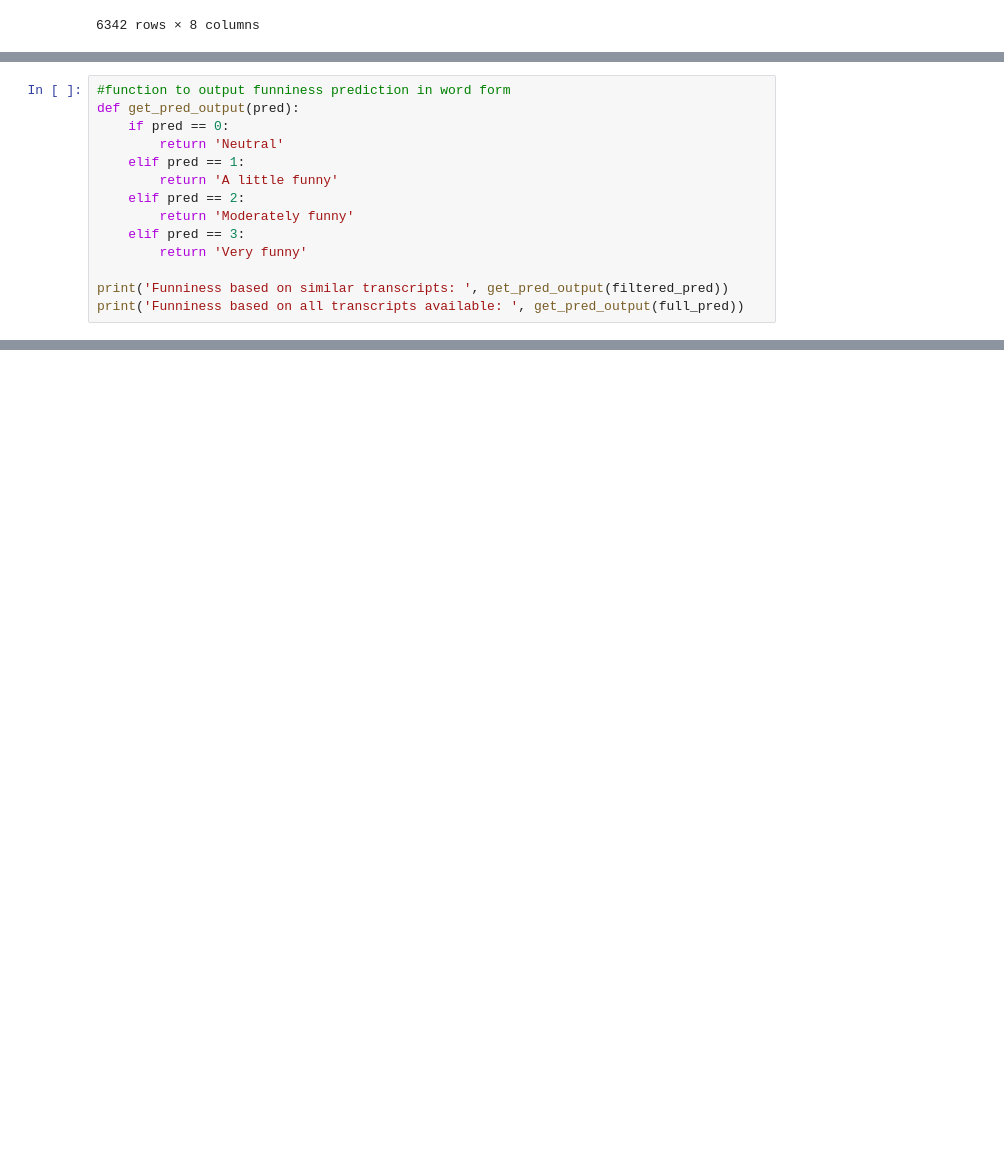
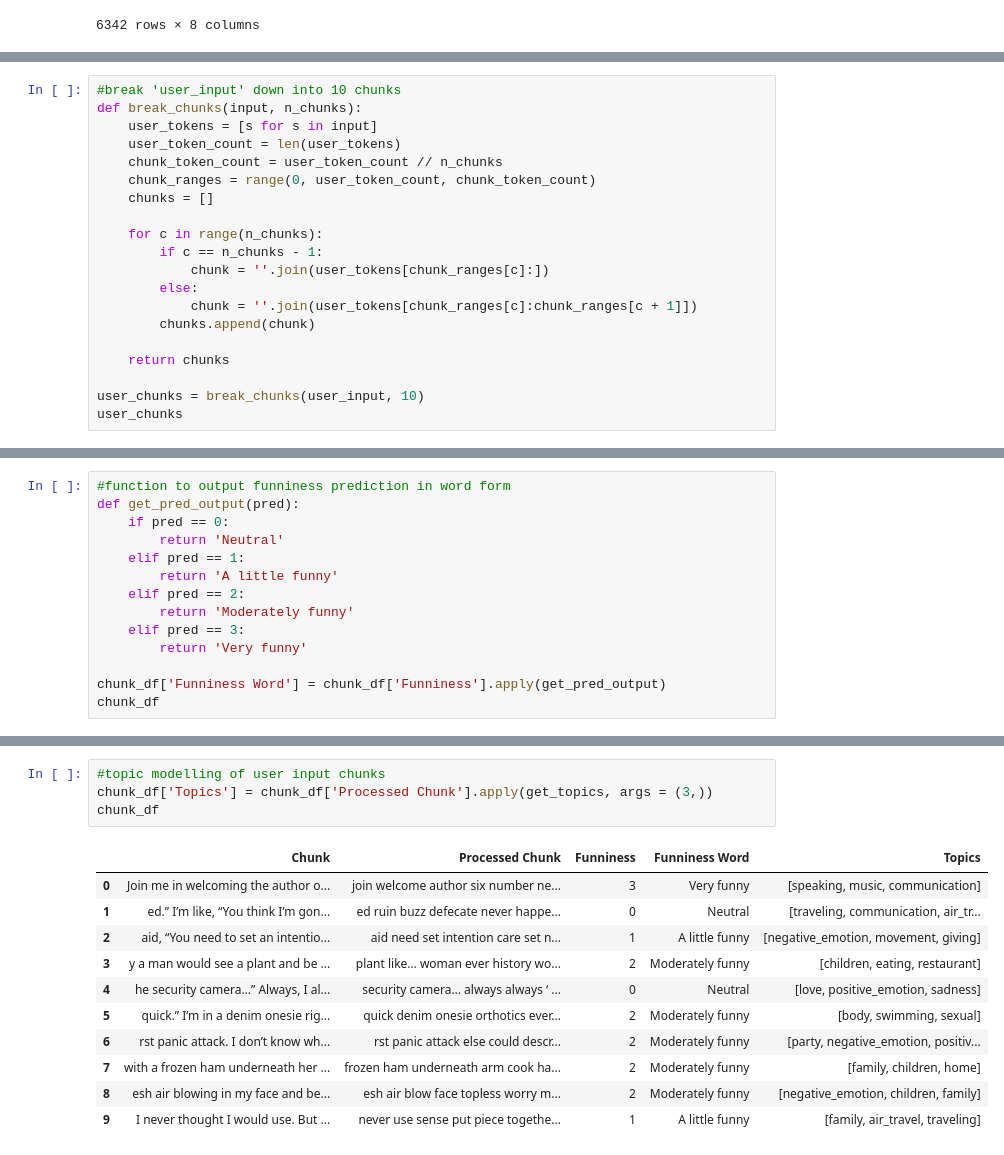
Before and after one commit to lihuicham/standup-comedy-analysis, a Jupyter notebook: main/7.5-Pipeline.ipynb, the cells around one changed output, grey strips where cells are left out. Cells and saved outputs as stored; diff of their text form; blank space fills up the shorter version.

```diff
--- a/main/7.5-Pipeline.ipynb
+++ b/main/7.5-Pipeline.ipynb
@@ -112,0 +162,20 @@ filtered_grad_clf = GradientBoostingClassifier(n_estimators = 80, learning_rate
+# %%
+#break 'user_input' down into 10 chunks
+def break_chunks(input, n_chunks):
+    user_tokens = [s for s in input]
+    user_token_count = len(user_tokens)
+    chunk_token_count = user_token_count // n_chunks
+    chunk_ranges = range(0, user_token_count, chunk_token_count)
+    chunks = []
+
+    for c in range(n_chunks):
+        if c == n_chunks - 1:
+            chunk = ''.join(user_tokens[chunk_ranges[c]:])
+        else:
+            chunk = ''.join(user_tokens[chunk_ranges[c]:chunk_ranges[c + 1]])
+        chunks.append(chunk)
+
+    return chunks
+
+user_chunks = break_chunks(user_input, 10)
+user_chunks
@@ -141,6 +232,6 @@ def get_pred_output(pred):
     elif pred == 3:
         return 'Very funny'
 
-print('Funniness based on similar transcripts: ', get_pred_output(filtered_pred))
-print('Funniness based on all transcripts available: ', get_pred_output(full_pred))
+chunk_df['Funniness Word'] = chunk_df['Funniness'].apply(get_pred_output)
+chunk_df
 # %% [output]
@@ -152,0 +277,16 @@ full_warm_start_df = valid_transcripts_sent_df[valid_transcripts_sent_df['Title'
+# %%
+#topic modelling of user input chunks
+chunk_df['Topics'] = chunk_df['Processed Chunk'].apply(get_topics, args = (3,))
+chunk_df
+# %% [output]
+|  | Chunk | Processed Chunk | Funniness | Funniness Word | Topics |
+| 0 | Join me in welcoming the author o... | join welcome author six number ne... | 3 | Very funny | [speaking, music, communication] |
+| 1 | ed.” I’m like, “You think I’m gon... | ed ruin buzz defecate never happe... | 0 | Neutral | [traveling, communication, air_tr... |
+| 2 | aid, “You need to set an intentio... | aid need set intention care set n... | 1 | A little funny | [negative_emotion, movement, giving] |
+| 3 | y a man would see a plant and be ... | plant like… woman ever history wo... | 2 | Moderately funny | [children, eating, restaurant] |
+| 4 | he security camera…” Always, I al... | security camera… always always ‘ ... | 0 | Neutral | [love, positive_emotion, sadness] |
+| 5 | quick.” I’m in a denim onesie rig... | quick denim onesie orthotics ever... | 2 | Moderately funny | [body, swimming, sexual] |
+| 6 | rst panic attack. I don’t know wh... | rst panic attack else could descr... | 2 | Moderately funny | [party, negative_emotion, positiv... |
+| 7 | with a frozen ham underneath her ... | frozen ham underneath arm cook ha... | 2 | Moderately funny | [family, children, home] |
+| 8 | esh air blowing in my face and be... | esh air blow face topless worry m... | 2 | Moderately funny | [negative_emotion, children, family] |
+| 9 | I never thought I would use. But ... | never use sense put piece togethe... | 1 | A little funny | [family, air_travel, traveling] |
```
Also changed, not shown: parts of 19 cells of this notebook, 4 other files.
